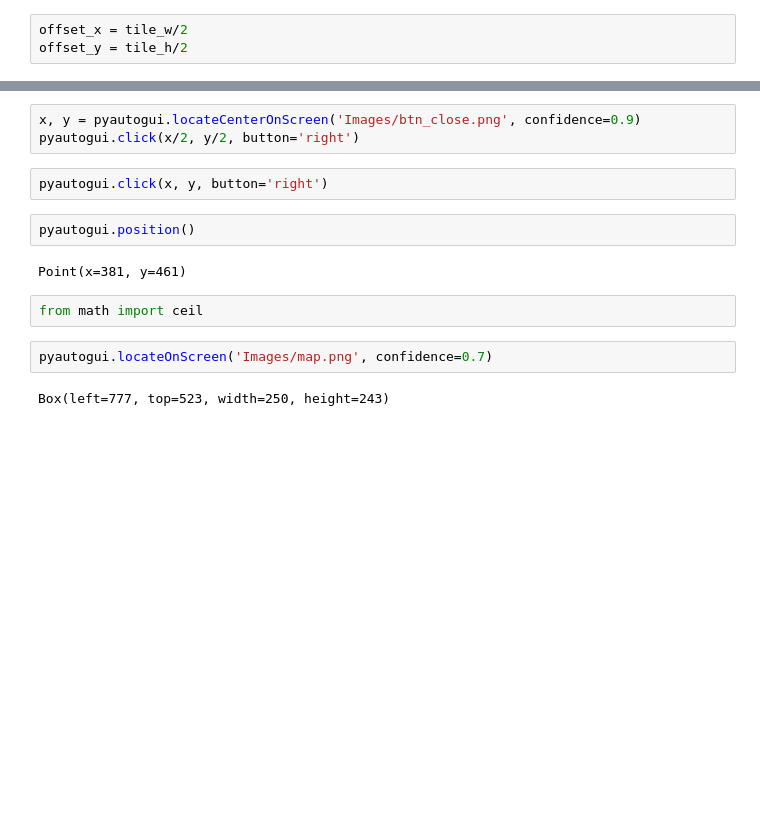
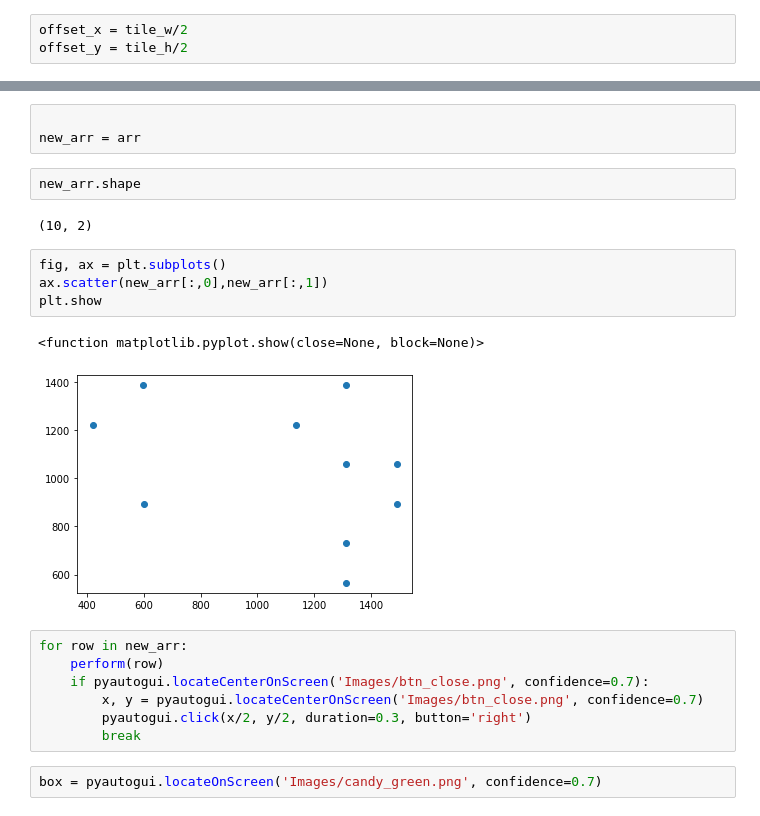
Before and after one commit to danielskih/Candy-crush-bot, a Jupyter notebook: Candy crash v2.ipynb, the cells around one changed output, grey strips where cells are left out. Saved outputs shown, nothing was run; the diff lists cells and outputs as text; blank space fills up the shorter version.

```diff
--- a/Candy crash v2.ipynb
+++ b/Candy crash v2.ipynb
@@ -63,15 +126,23 @@ pyautogui.click(duration=0.1, button='right')
+# %%
+
+new_arr = arr
+# %%
+new_arr.shape
+# %% [output]
+(10, 2)
+# %%
+fig, ax = plt.subplots()
+ax.scatter(new_arr[:,0],new_arr[:,1])
+plt.show
+# %% [output]
+<function matplotlib.pyplot.show(close=None, block=None)>
+[figure, added]
 # %%
-x, y = pyautogui.locateCenterOnScreen('Images/btn_close.png', confidence=0.9)
-pyautogui.click(x/2, y/2, button='right')
+for row in new_arr:
+    perform(row)
+    if pyautogui.locateCenterOnScreen('Images/btn_close.png', confidence=0.7):
+        x, y = pyautogui.locateCenterOnScreen('Images/btn_close.png', confidence=0.7)
+        pyautogui.click(x/2, y/2, duration=0.3, button='right')
+        break
-# %%
-pyautogui.click(x, y, button='right')
-# %%
-pyautogui.position()
-# %% [output]
-Point(x=381, y=461)
-# %%
-from math import ceil
 # %%
-pyautogui.locateOnScreen('Images/map.png', confidence=0.7)
+box = pyautogui.locateOnScreen('Images/candy_green.png', confidence=0.7)
-# %% [output]
-Box(left=777, top=523, width=250, height=243)
```
Also changed, not shown: parts of 32 cells of this notebook, 4 other files.
